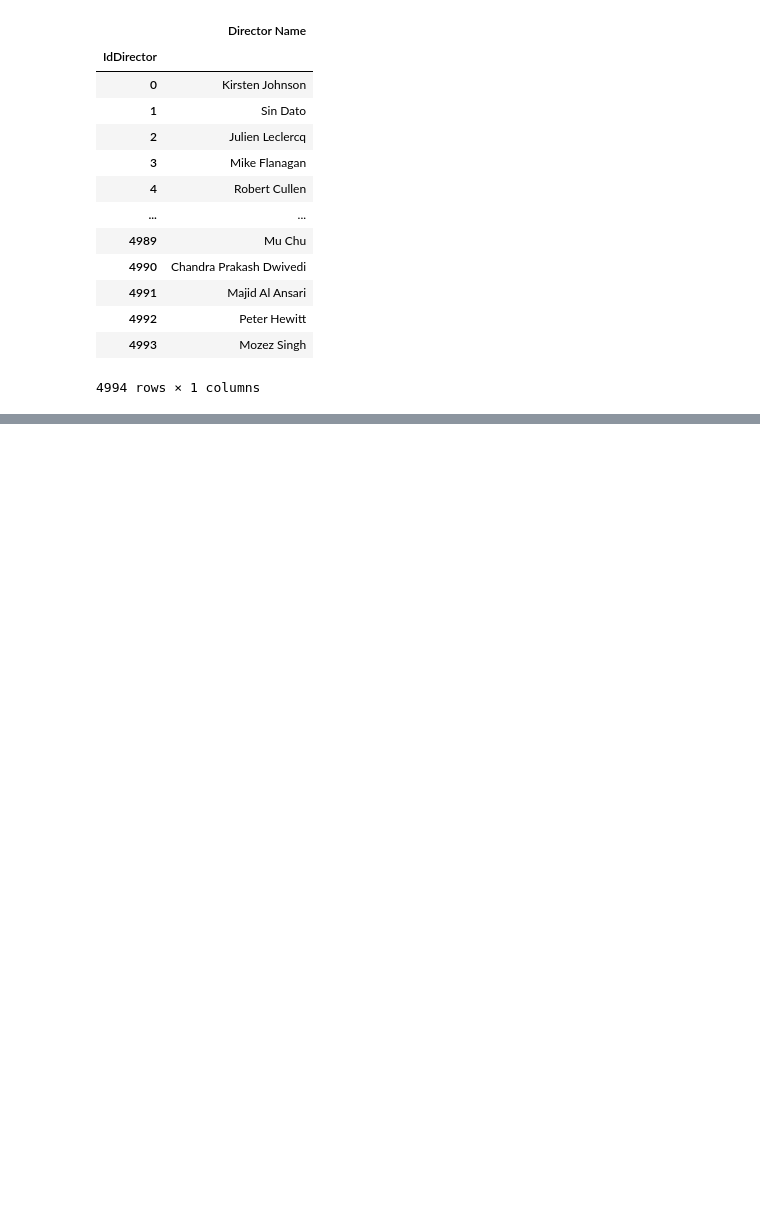
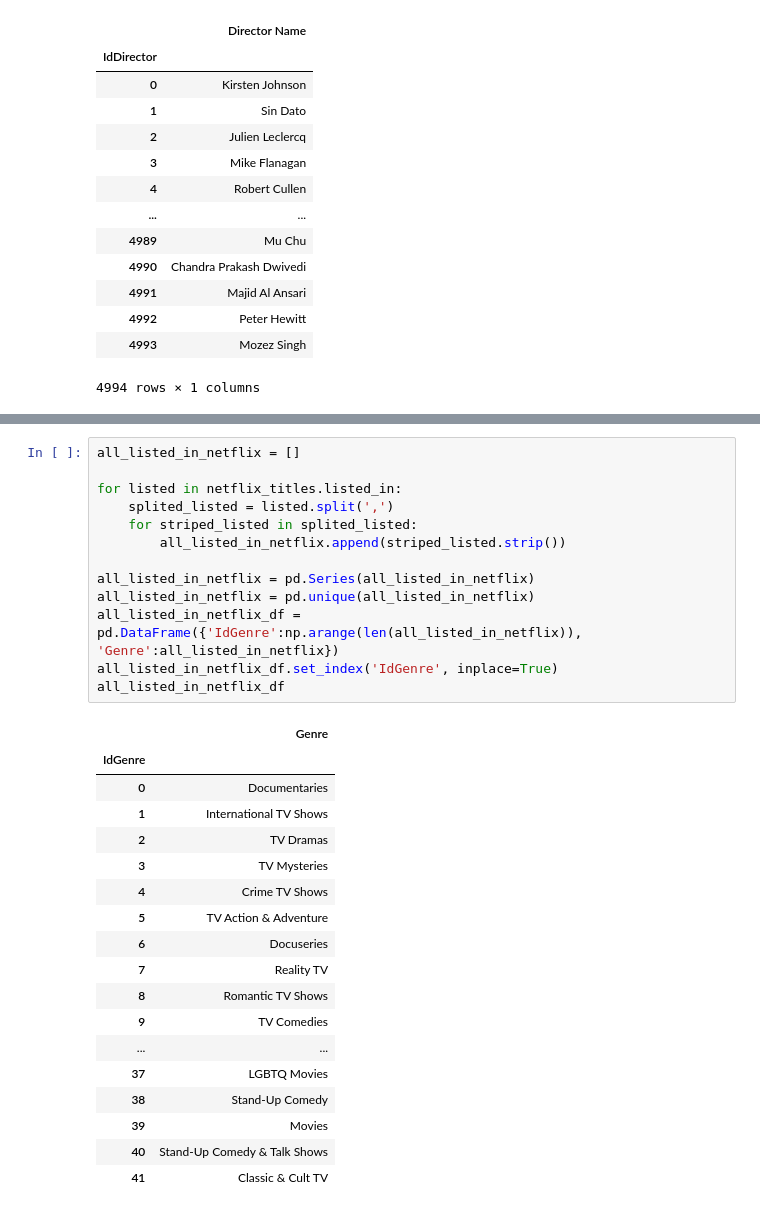
Before and after one commit to fcori47/PI01_DATA05, a Jupyter notebook: pi_engineer.ipynb, the cells around one changed output, grey strips where cells are left out. Saved outputs shown, nothing was run; the diff lists cells and outputs as text; blank space fills up the shorter version.

```diff
--- a/pi_engineer.ipynb
+++ b/pi_engineer.ipynb
@@ -826,0 +965,32 @@ all_directors_netflix_df
+# %%
+all_listed_in_netflix = []
+
+for listed in netflix_titles.listed_in:
+    splited_listed = listed.split(',')
+    for striped_listed in splited_listed:
+        all_listed_in_netflix.append(striped_listed.strip())
+
+all_listed_in_netflix = pd.Series(all_listed_in_netflix)
+all_listed_in_netflix = pd.unique(all_listed_in_netflix)
+all_listed_in_netflix_df = pd.DataFrame({'IdGenre':np.arange(len(all_listed_in_netflix)), 'Genre':all_listed_in_netflix})
+all_listed_in_netflix_df.set_index('IdGenre', inplace=True)
+all_listed_in_netflix_df
+# %% [output]
+|  | Genre |
+| IdGenre |  |
+| 0 | Documentaries |
+| 1 | International TV Shows |
+| 2 | TV Dramas |
+| 3 | TV Mysteries |
+| 4 | Crime TV Shows |
+| 5 | TV Action & Adventure |
+| 6 | Docuseries |
+| 7 | Reality TV |
+| 8 | Romantic TV Shows |
+| 9 | TV Comedies |
+| ... | ... |
+| 37 | LGBTQ Movies |
+| 38 | Stand-Up Comedy |
+| 39 | Movies |
+| 40 | Stand-Up Comedy & Talk Shows |
+| 41 | Classic & Cult TV |
```
Also changed, not shown: parts of 14 cells of this notebook.
